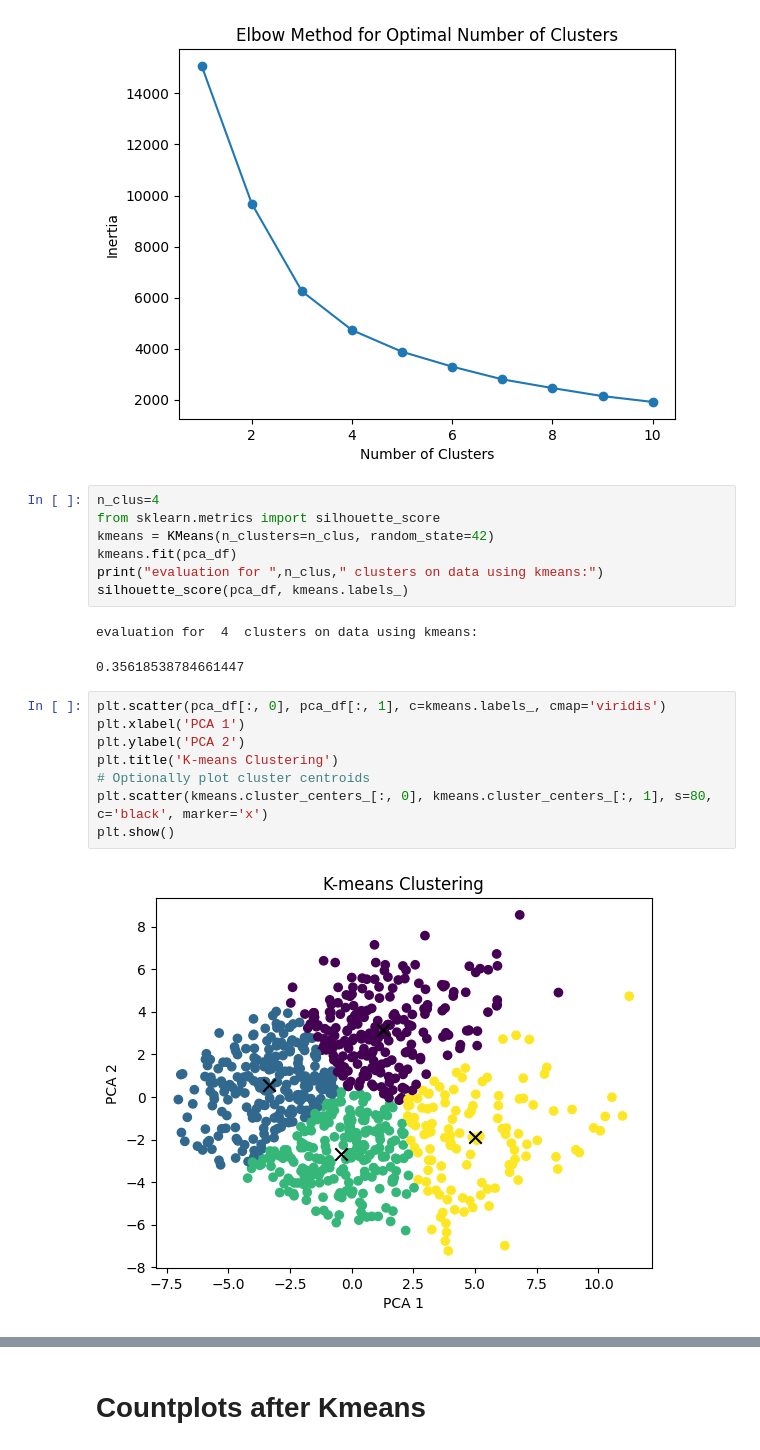
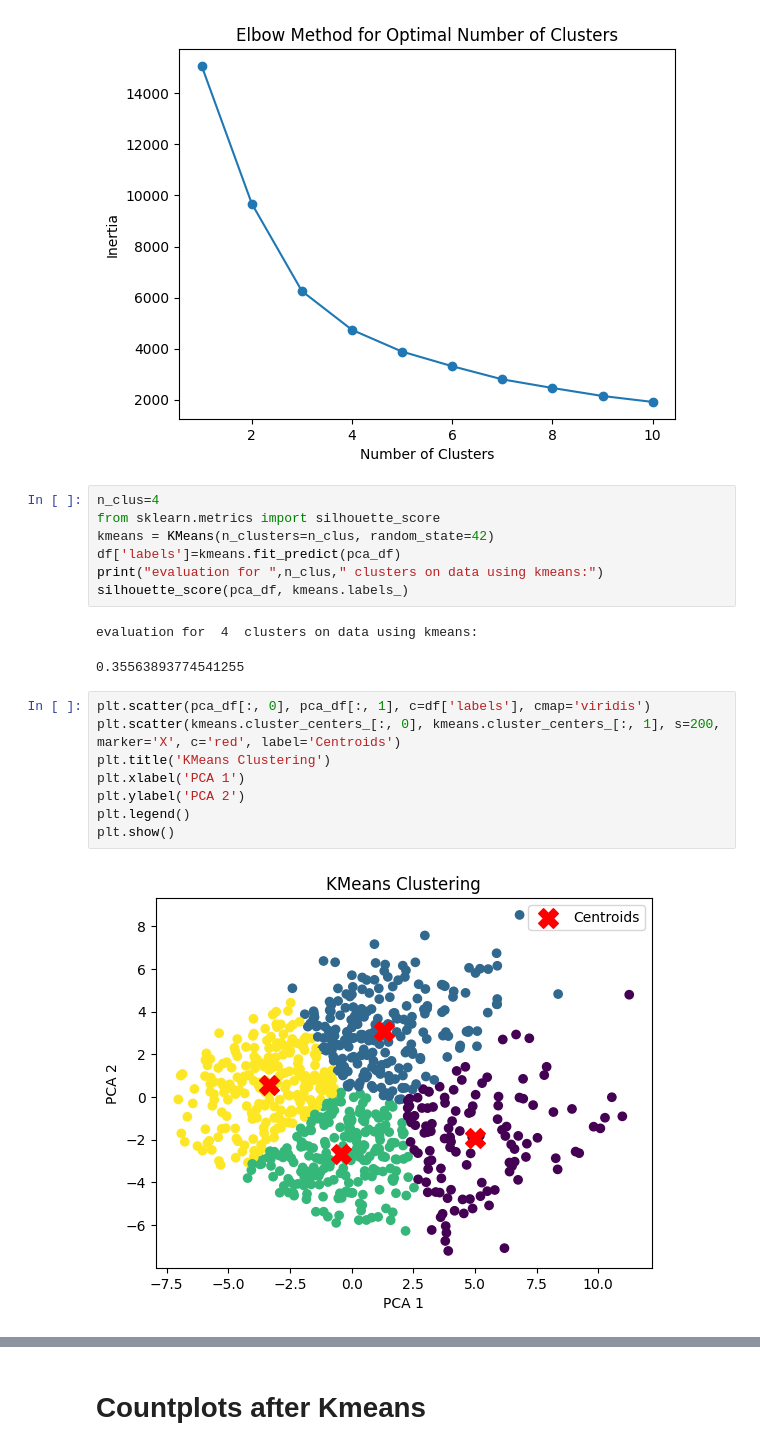
Before and after one commit to Soha85/MyKaggle, a Jupyter notebook: depression.ipynb, the cells around one changed output, grey strips where cells are left out. Cells and saved outputs as stored; diff of their text form.

```diff
--- a/depression.ipynb
+++ b/depression.ipynb
@@ -339,22 +339,22 @@ plt.show()
 n_clus=4
 from sklearn.metrics import silhouette_score
 kmeans = KMeans(n_clusters=n_clus, random_state=42)
-kmeans.fit(pca_df)
+df['labels']=kmeans.fit_predict(pca_df)
 print("evaluation for ",n_clus," clusters on data using kmeans:")
 silhouette_score(pca_df, kmeans.labels_)
 # %% [output]
 evaluation for  4  clusters on data using kmeans:
-0.35618538784661447
+0.35563893774541255
 # %%
-plt.scatter(pca_df[:, 0], pca_df[:, 1], c=kmeans.labels_, cmap='viridis')
+plt.scatter(pca_df[:, 0], pca_df[:, 1], c=df['labels'], cmap='viridis')
+plt.scatter(kmeans.cluster_centers_[:, 0], kmeans.cluster_centers_[:, 1], s=200, marker='X', c='red', label='Centroids')
+plt.title('KMeans Clustering')
 plt.xlabel('PCA 1')
 plt.ylabel('PCA 2')
-plt.title('K-means Clustering')
-# Optionally plot cluster centroids
-plt.scatter(kmeans.cluster_centers_[:, 0], kmeans.cluster_centers_[:, 1], s=80, c='black', marker='x')
+plt.legend()
 plt.show()
 # %% [output]
-[figure, old version]
+[figure, new version]
 # %%
 agg_cluster = AgglomerativeClustering(n_clusters=n_clus, linkage='ward', affinity='euclidean')
 cluster_labels = agg_cluster.fit_predict(pca_df)
```
Also changed, not shown: parts of 5 cells of this notebook.
